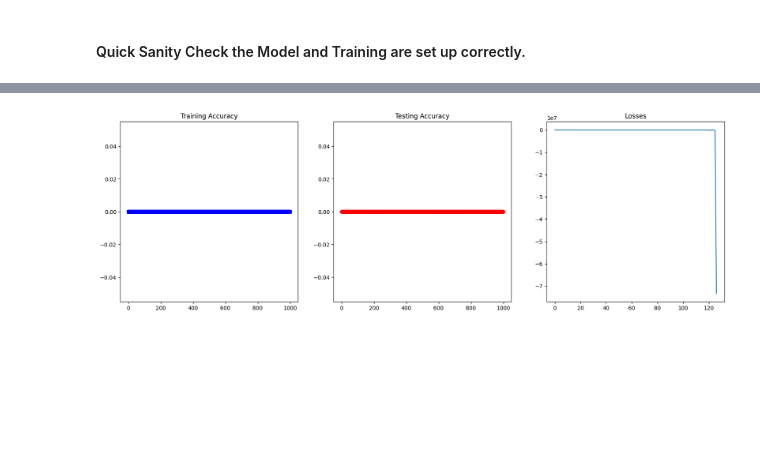
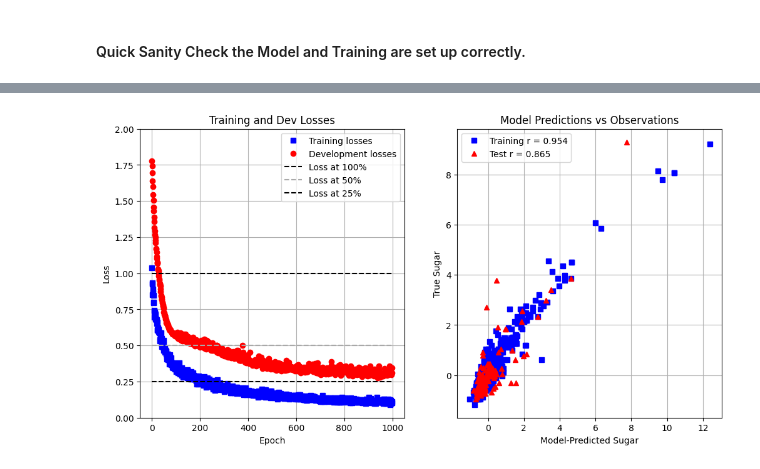
Before and after one commit to ElleyFolks/Deep-Understanding-Deep-Learning, a Jupyter notebook: Section 10 Meta Parameters/10.93 Coding Challenge Predict Sugar/wine_predict_sugar.ipynb, the cells around one changed output, grey strips where cells are left out. Drawn from its saved outputs; the diff is of its cells as text; code cells hidden in the pictures; blank space fills up the shorter version.

Commit message:
10.93 Completed Wine Sugar Coding Challenge.

```diff
--- a/Section 10 Meta Parameters/10.93 Coding Challenge Predict Sugar/wine_predict_sugar.ipynb
+++ b/Section 10 Meta Parameters/10.93 Coding Challenge Predict Sugar/wine_predict_sugar.ipynb
@@ -294,16 +243,54 @@ print(final_accuracy)
-# %%
-# plot results
-fig, ax = plt.subplots(1, 3, figsize = (20,6))
-
-ax[0].plot(training_acc, 'bs')
-ax[0].set_title('Training Accuracy')
-
-ax[1].plot(dev_acc, 'ro')
-ax[1].set_title('Testing Accuracy')
-
-ax[2].plot(loss)
-ax[2].set_title('Losses')
-
-plt.show()
-# %% [output]
-[figure, removed]
+# %%
+# test params
+learning_rate = 0.001
+number_epochs = 1000
+batch_norm = True
+
+model, losses_function, optimizer = create_ANN_wine_model(learning_rate)
+
+train_ldr, dev_ldr, test_ldr = create_data_loaders(training_dataset, dev_dataset, test_dataset, batch_size=64)
+
+# training model
+training_losses, dev_losses = batch_train_model(number_epochs,
+                                                model,
+                                                losses_function,
+                                                optimizer,
+                                                train_ldr,
+                                                dev_ldr,
+                                                batch_normalization=batch_norm
+                                                )
+# %%
+# plot results
+fig, ax = plt.subplots(1, 2, figsize = (12,6))
+
+ax[0].plot(training_losses, 'bs', label="Training losses")
+ax[0].plot(dev_losses, 'ro', label="Development losses")
+ax[0].set_title('Training and Dev Losses')
+ax[0].set_xlabel('Epoch')
+ax[0].set_ylabel('Loss')
+ax[0].set_ylim(0,2)
+ax[0].plot([0, len(training_losses)], [1, 1], '--', color='black', label="Loss at 100%")
+ax[0].plot([0, len(training_losses)], [0.5, 0.5], '--', color='darkgrey', label="Loss at 50%")
+ax[0].plot([0, len(training_losses)], [0.25, 0.25], '--', color='black', label="Loss at 25%")
+ax[0].grid()
+ax[0].legend()
+
+# plotting predictions vs real values
+y_hat_train = model(training_set,batch_norm)
+y_hat_test = model(test_set, batch_norm)
+
+ax[1].plot(y_hat_train.detach(), training_labels,'bs')
+ax[1].plot(y_hat_test.detach(), test_labels, 'r^')
+ax[1].set_title('Model Predictions vs Observations')
+ax[1].set_xlabel('Model-Predicted Sugar')
+ax[1].set_ylabel('True Sugar')
+ax[1].grid()
+
+# calculating correlations between predictions and outputs
+r_train = np.corrcoef(y_hat_train.detach().T, training_labels.T)[1,0]
+r_test = np.corrcoef(y_hat_test.detach().T, test_labels.T)[1,0]
+ax[1].legend([f"Training r = {r_train:.3f}", f"Test r = {r_test:.3f}"])
+
+plt.show()
+# %% [output]
+[figure, added]
```
Also changed, not shown: parts of 15 cells of this notebook.
